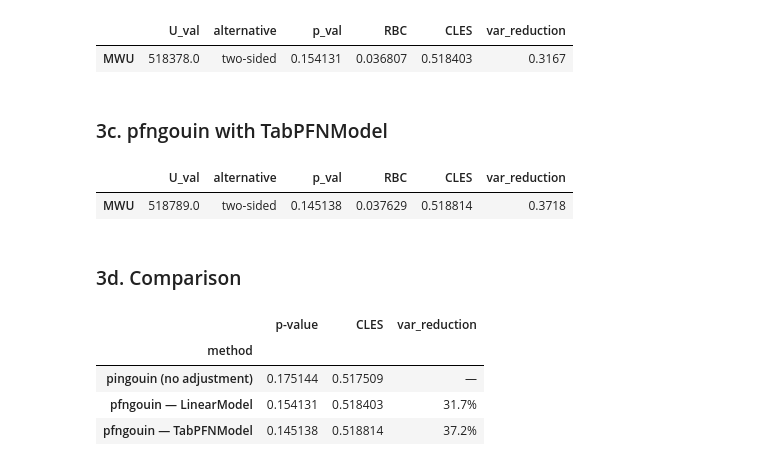
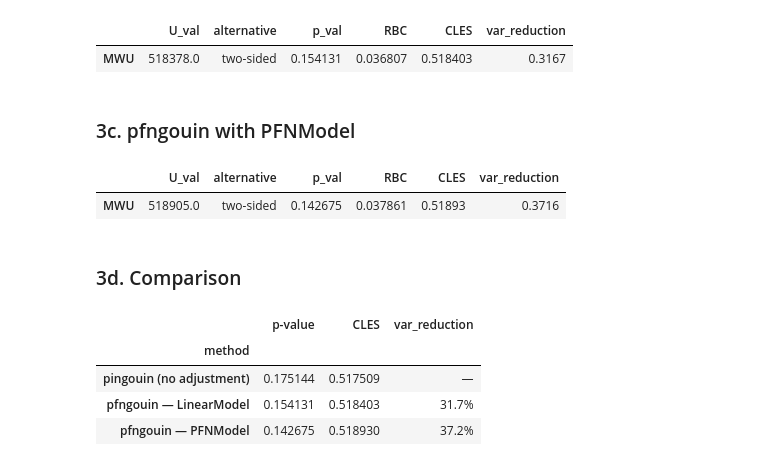
Before and after one commit to RickardKarl/pfngouin, a Jupyter notebook: notebooks/tutorial.ipynb, the cells around one changed output. Saved outputs shown, nothing was run; the diff lists cells and outputs as text; code cells hidden in the pictures.

```diff
--- a/notebooks/tutorial.ipynb
+++ b/notebooks/tutorial.ipynb
@@ -31,11 +32,11 @@ This setup is designed to be challenging for linear models, making nonlinear cov
 # %%
-from pfngouin.datasets import make_experiment_data
+from tests._data import make_experiment_data
 
 data = make_experiment_data(N=2_000, effect=0.9, seed=42)
-control = data["control"]
-treatment = data["treatment"]
-X_ctrl = data["X_ctrl"]
-X_trt = data["X_trt"]
+control = data.loc[data["group"] == "control", "outcome"].to_numpy()
+treatment = data.loc[data["group"] == "treatment", "outcome"].to_numpy()
+X_ctrl = data.loc[data["group"] == "control", ["pre1", "pre2", "pre3"]].to_numpy()
+X_trt = data.loc[data["group"] == "treatment", ["pre1", "pre2", "pre3"]].to_numpy()
 
 print(
     f"Control   — n: {len(control)},   mean: {control.mean():.3f}, std: {control.std():.3f}"
@@ -165,19 +193,19 @@ result_linear_mwu
 |  | U_val | alternative | p_val | RBC | CLES | var_reduction |
 | MWU | 518378.0 | two-sided | 0.154131 | 0.036807 | 0.518403 | 0.3167 |
 # %% [markdown]
-### 3c. pfngouin with TabPFNModel
+### 3c. pfngouin with PFNModel
 # %%
-result_tabpfn_mwu = pfg.mwu(
+result_pfn_mwu = pfg.mwu(
     control,
     treatment,
     covariates_control=X_ctrl,
     covariates_treatment=X_trt,
-    model=pfg.TabPFNModel(),  # default model
+    model=pfg.PFNModel(backend='tabpfn-client'),  # default model
 )
-result_tabpfn_mwu
+result_pfn_mwu
 # %% [output]
 |  | U_val | alternative | p_val | RBC | CLES | var_reduction |
-| MWU | 518789.0 | two-sided | 0.145138 | 0.037629 | 0.518814 | 0.3718 |
+| MWU | 518905.0 | two-sided | 0.142675 | 0.037861 | 0.51893 | 0.3716 |
 # %% [markdown]
 ### 3d. Comparison
 # %%
@@ -186,22 +214,22 @@ compare_mwu = pd.DataFrame(
         "method": [
             "pingouin (no adjustment)",
             "pfngouin — LinearModel",
-            "pfngouin — TabPFNModel",
+            "pfngouin — PFNModel",
         ],
         "p-value": [
             result_plain_mwu["p_val"].values[0],
             result_linear_mwu["p_val"].values[0],
-            result_tabpfn_mwu["p_val"].values[0],
+            result_pfn_mwu["p_val"].values[0],
         ],
         "CLES": [
             result_plain_mwu["CLES"].values[0],
             result_linear_mwu["CLES"].values[0],
-            result_tabpfn_mwu["CLES"].values[0],
+            result_pfn_mwu["CLES"].values[0],
         ],
         "var_reduction": [
             "—",
             f"{result_linear_mwu['var_reduction'].values[0]:.1%}",
-            f"{result_tabpfn_mwu['var_reduction'].values[0]:.1%}",
+            f"{result_pfn_mwu['var_reduction'].values[0]:.1%}",
         ],
     }
 )
@@ -211,4 +239,4 @@ compare_mwu.set_index("method")
 | method |  |  |  |
 | pingouin (no adjustment) | 0.175144 | 0.517509 | — |
 | pfngouin — LinearModel | 0.154131 | 0.518403 | 31.7% |
-| pfngouin — TabPFNModel | 0.145138 | 0.518814 | 37.2% |
+| pfngouin — PFNModel | 0.142675 | 0.518930 | 37.2% |
```
Also changed, not shown: parts of 17 cells of this notebook, 29 other files.
